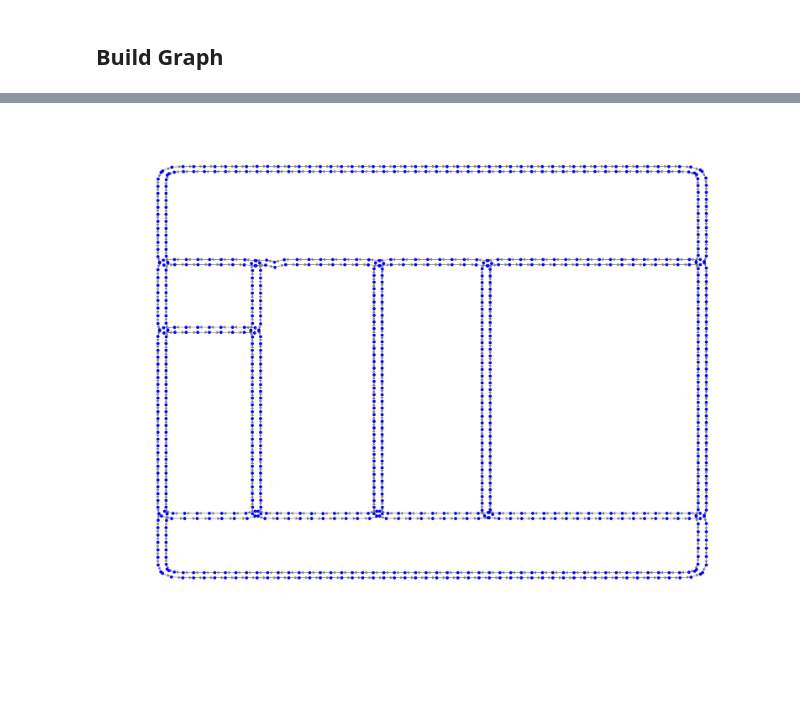
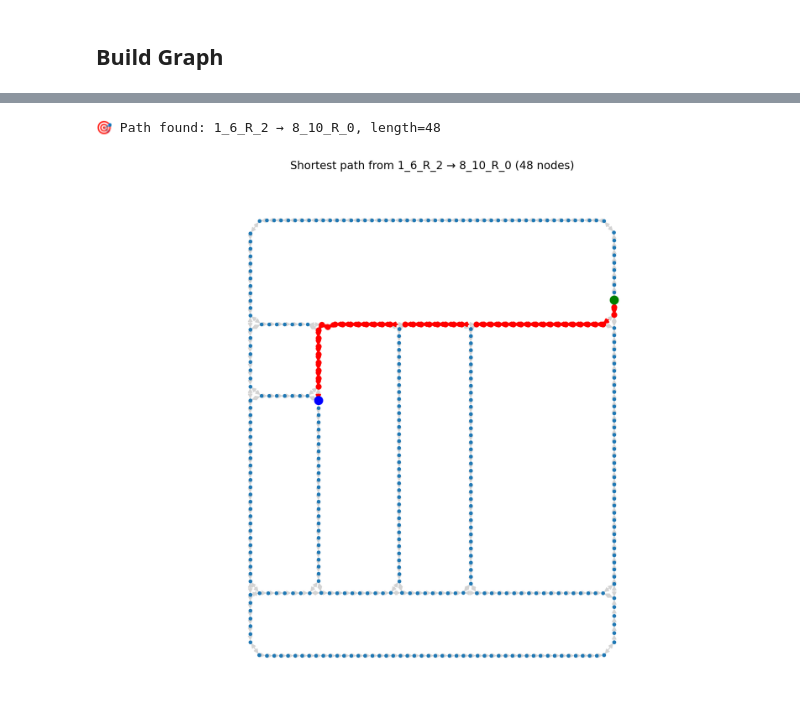
Before and after one commit to danielmtzbarba/carlabev-env, a Jupyter notebook: CarlaBEV/scripts/debug_map_graph.ipynb, the cells around one changed output, grey strips where cells are left out. Saved outputs shown, nothing was run; the diff lists cells and outputs as text; code cells hidden in the pictures; blank space fills up the shorter version.

```diff
--- a/CarlaBEV/scripts/debug_map_graph.ipynb
+++ b/CarlaBEV/scripts/debug_map_graph.ipynb
@@ -494,7 +595,6 @@ print(f"  L start: {seg_data['L'][0]}, end: {seg_data['L'][-1]}")
-# %%
-
-# --- Visualization ---
-pos = {n: G_combined.nodes[n]['pos'] for n in G_combined.nodes}
-nx.draw(G_combined, pos=pos, node_size=20, node_color='blue', edge_color='gray')
-# %% [output]
-[figure, removed]
+# %%
+# Assuming G_combined is your full lane graph
+plot_random_shortest_path(G_right, seed=1)
+# %% [output]
+🎯 Path found: 1_6_R_2 → 8_10_R_0, length=48
+[figure, added]
```
Also changed, not shown: parts of 11 cells of this notebook.
